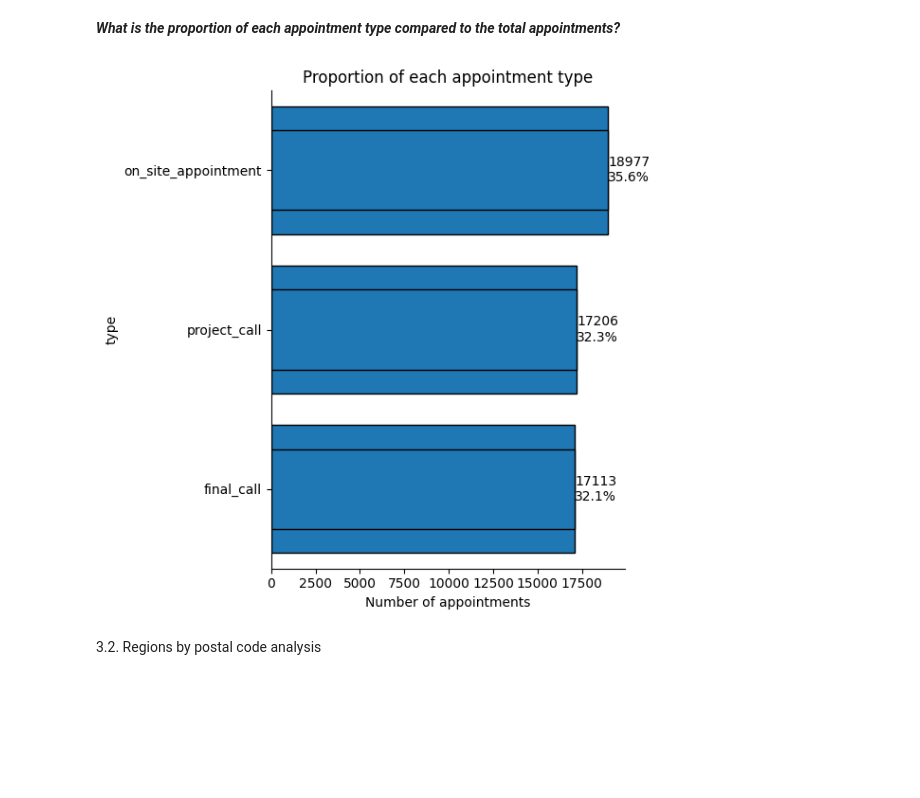
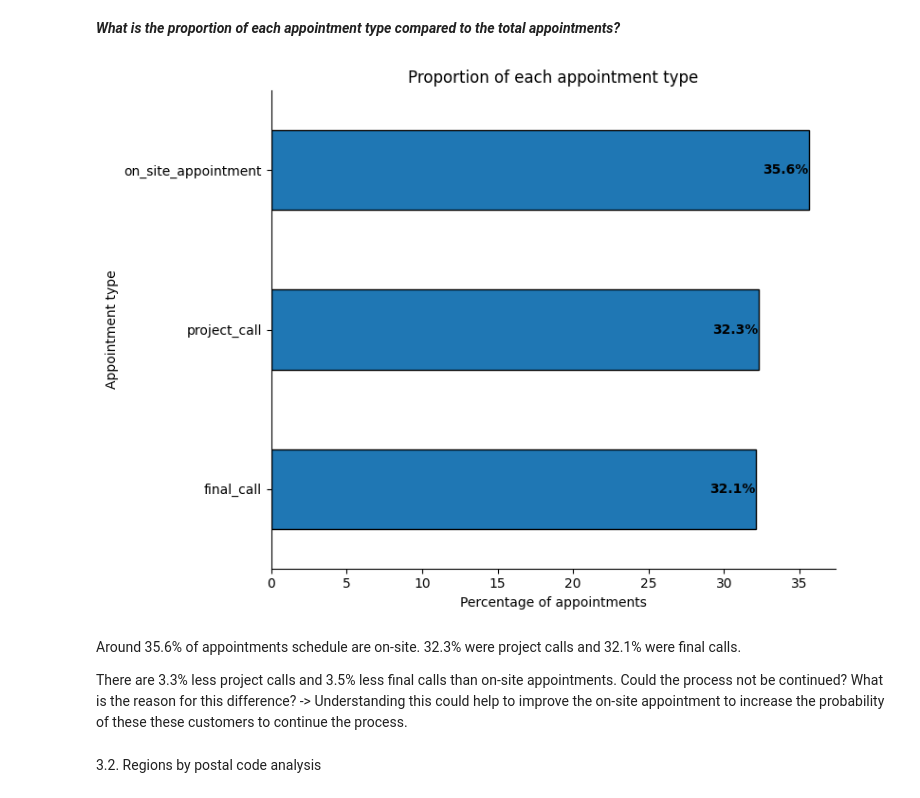
Before and after one commit to KatharinaZml/Data-Challenge, a Jupyter notebook: BI_Analyst_Challenge.ipynb, the cells around one changed output. Drawn from its saved outputs; the diff is of its cells as text; code cells hidden in the pictures; blank space fills up the shorter version.

```diff
--- a/BI_Analyst_Challenge.ipynb
+++ b/BI_Analyst_Challenge.ipynb
@@ -257,40 +293,41 @@ Potential next steps:
 # %%
 #What is the proportion of each appointment type?
 value_counts_type = merged_df['type'].value_counts().sort_values()
 #print(value_counts_type)
 
 # What is the total number of appointments types?
 total_appointments = merged_df['type'].count()
 #print(total_appointments)
 
 # Calculating the percentages for each appointment type
 percentages = (value_counts_type / total_appointments) * 100
 
-# Creating the bar chart to show the proportions of each type in percentage
-plt.figure(figsize=(6, 6))
-bars = plt.barh(value_counts_type.index, value_counts_type , edgecolor='black')
+#  Plotting the bar chart to show the proportions of each type in percentage
+plt.figure(figsize=(8, 6))
+ax = percentages.plot(kind='barh', edgecolor='black', title='Proportion of each appointment type')
 
-# Plotting the bar chart
-ax = value_counts_type.plot(kind='barh', edgecolor='black', title='Proportion of each appointment type')
+# Setting the labels
+ax.set_xlabel('Percentage of appointments')
+ax.set_ylabel('Appointment type')
 
-# Setting labels
-ax.set_xlabel('Number of appointments')
+# Annotating  bars with percentages
+for index, value in enumerate(percentages):
+    ax.text(value, index, f'{value:.1f}%', va='center', ha='right', color='black', fontweight='bold')
 
-# Annotate bars with count and percentage
-labels = [f'{val}\n{percentages[index]:.1f}%' for index, val in value_counts_type.items()]
-ax.bar_label(ax.containers[0], labels=labels, label_type='edge')
-
-# Hide the right and top spines
+# Hiding the right and top spines
 ax.spines['right'].set_visible(False)
 ax.spines['top'].set_visible(False)
 
-# Adjust layout to fit labels
+
 plt.tight_layout()
-
-# Show the plot
 plt.show()
 # %% [output]
-[figure, old version]
+[figure, new version]
+# %% [markdown]
+Around 35.6% of appointments schedule are on-site. 32.3% were project calls and 32.1% were final calls.
+
+There are 3.3% less project calls and 3.5% less final calls than on-site appointments. Could the process not be continued? What is the reason for this difference?
+-> Understanding this could help to improve the on-site appointment to increase the probability of these these customers to continue the process.
 # %% [markdown]
 3.2. Regions by postal code analysis
 # %% [markdown]
```
Also changed, not shown: parts of 18 cells of this notebook.
